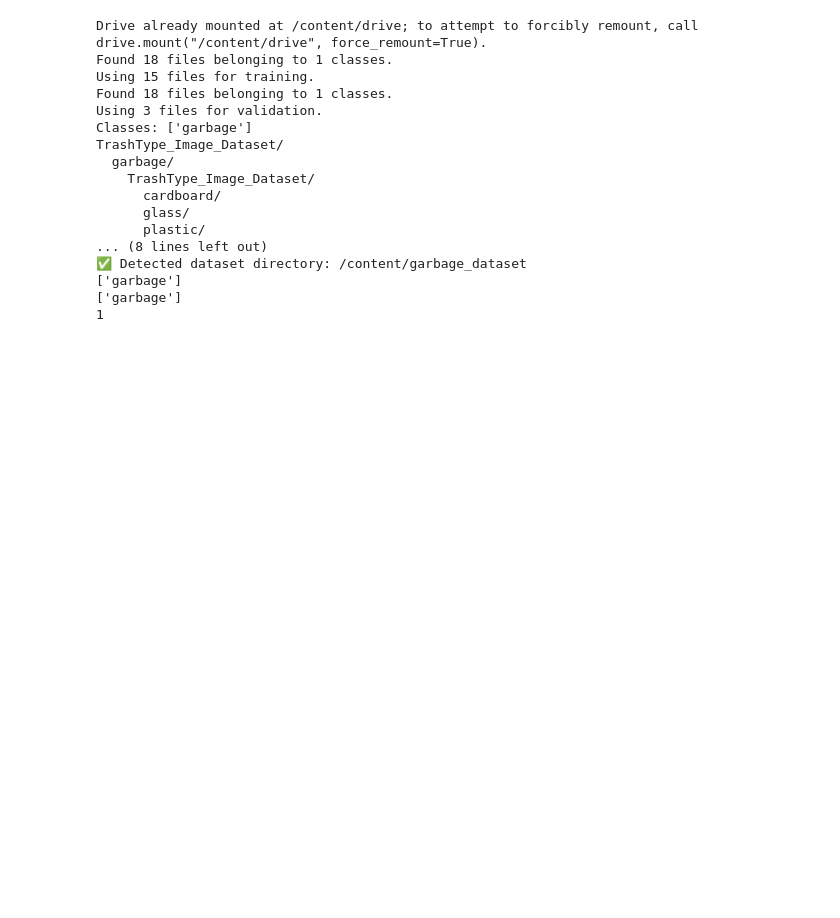
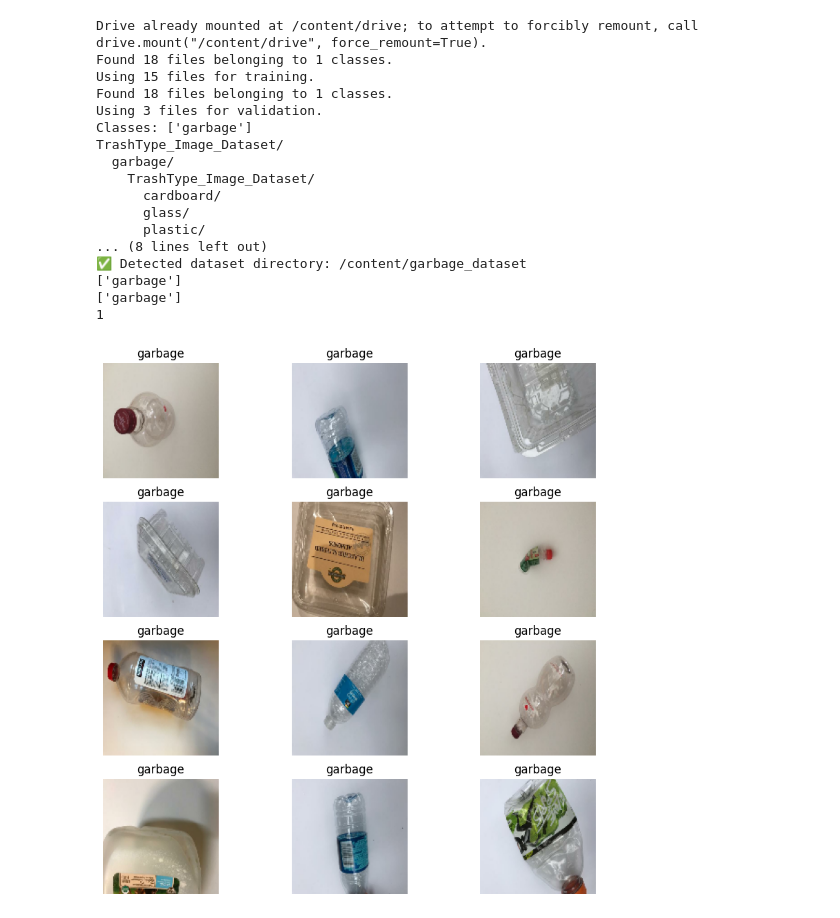
Before and after one commit to aswani-sh/AICTE_Internship_june2025, a Jupyter notebook: Garbageclassificationweek2.ipynb, the cells around one changed output. Drawn from its saved outputs; the diff is of its cells as text; code cells hidden in the pictures; blank space fills up the shorter version.

```diff
--- a/Garbageclassificationweek2.ipynb
+++ b/Garbageclassificationweek2.ipynb
@@ -107,30 +107,74 @@ val_batches = tf.data.experimental.cardinality(val_ds)
 test_ds = val_ds.take(val_batches // 2)
 
 # Second half remains as the validation dataset
 val_dat = val_ds.skip(val_batches // 2)
 
 # Optimize test dataset by caching and prefetching to improve performance
 test_ds_eval = test_ds.cache().prefetch(tf.data.AUTOTUNE)
 
 
 print(train_ds.class_names)
 print(val_class)
 print(len(train_ds.class_names))
+
+
+
+
+import matplotlib.pyplot as plt
+
+plt.figure(figsize=(10, 10))
+for images, labels in train_ds.take(1):
+  for i in range(12):
+    ax = plt.subplot(4, 3, i + 1)
+    plt.imshow(images[i].numpy().astype("uint8"))
+    plt.title(train_ds.class_names[labels[i]])
+    plt.axis("off")
+
+
+
+    def count_distribution(dataset, class_names):
+       total = 0
+       counts = {name: 0 for name in class_names}
+
+       for _, labels in dataset:
+         for label in labels.numpy():
+            class_name = class_names[label]
+            counts[class_name] += 1
+            total += 1
+
+       for k in counts:
+            counts[k] = round((counts[k] / total) * 100, 2)  # Convert to percentage
+       return counts
+
+
+       # Function to plot class distribution
+def simple_bar_plot(dist, title):
+    plt.bar(dist.keys(), dist.values(), color='cornflowerblue')
+    plt.title(title)
+    plt.ylabel('Percentage (%)')
+    plt.xticks(rotation=45)
+    plt.ylim(0, 100)
+    plt.tight_layout()
+    plt.show()
+
+
+    class_names = train_ds.class_names
 # %% [output]
 Drive already mounted at /content/drive; to attempt to forcibly remount, call drive.mount("/content/drive", force_remount=True).
 Found 18 files belonging to 1 classes.
 Using 15 files for training.
 Found 18 files belonging to 1 classes.
 Using 3 files for validation.
 Classes: ['garbage']
 TrashType_Image_Dataset/
   garbage/
     TrashType_Image_Dataset/
       cardboard/
       glass/
       plastic/
 ... (8 lines left out)
 ✅ Detected dataset directory: /content/garbage_dataset
 ['garbage']
 ['garbage']
 1
+[figure, added]
```
